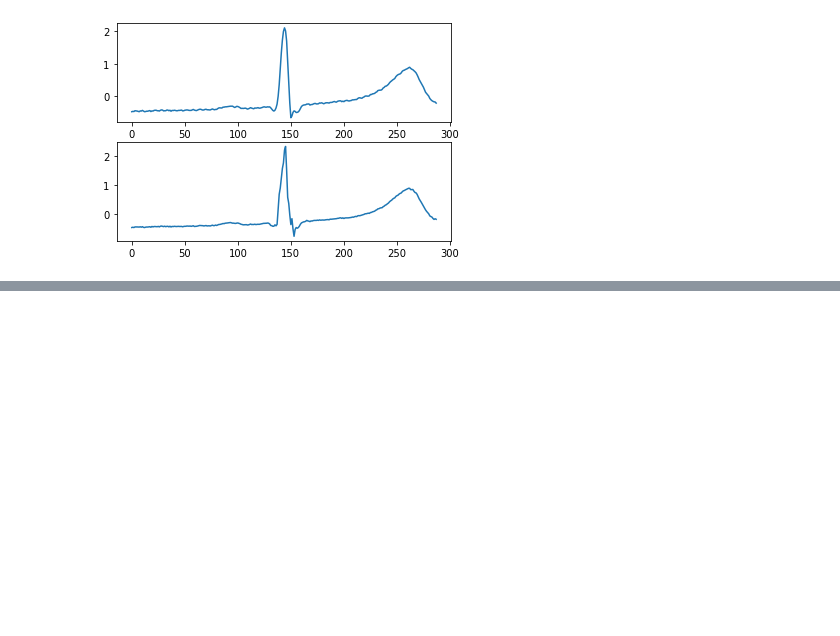
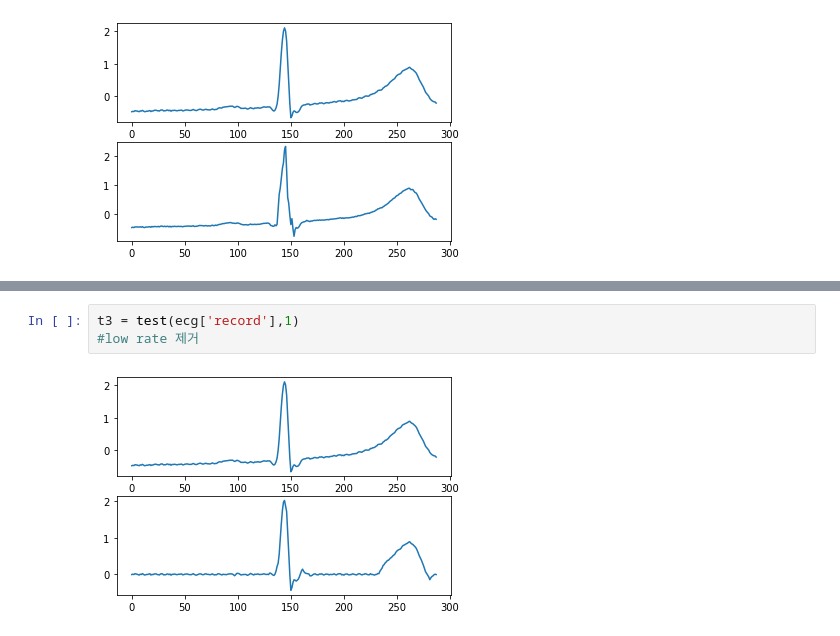
Before and after one commit to sbscsue/ecg_data_wfdb, a Jupyter notebook: example/wt.ipynb, the cells around one changed output, grey strips where cells are left out. Saved outputs shown, nothing was run; the diff lists cells and outputs as text; blank space fills up the shorter version.

```diff
--- a/example/wt.ipynb
+++ b/example/wt.ipynb
@@ -170,0 +175,5 @@ t=test(ecg['record'],3)
+# %%
+t3 = test(ecg['record'],1)
+#low rate 제거
+# %% [output]
+[figure, added]
```
Also changed, not shown: parts of 1 cell of this notebook, 5 other files.
